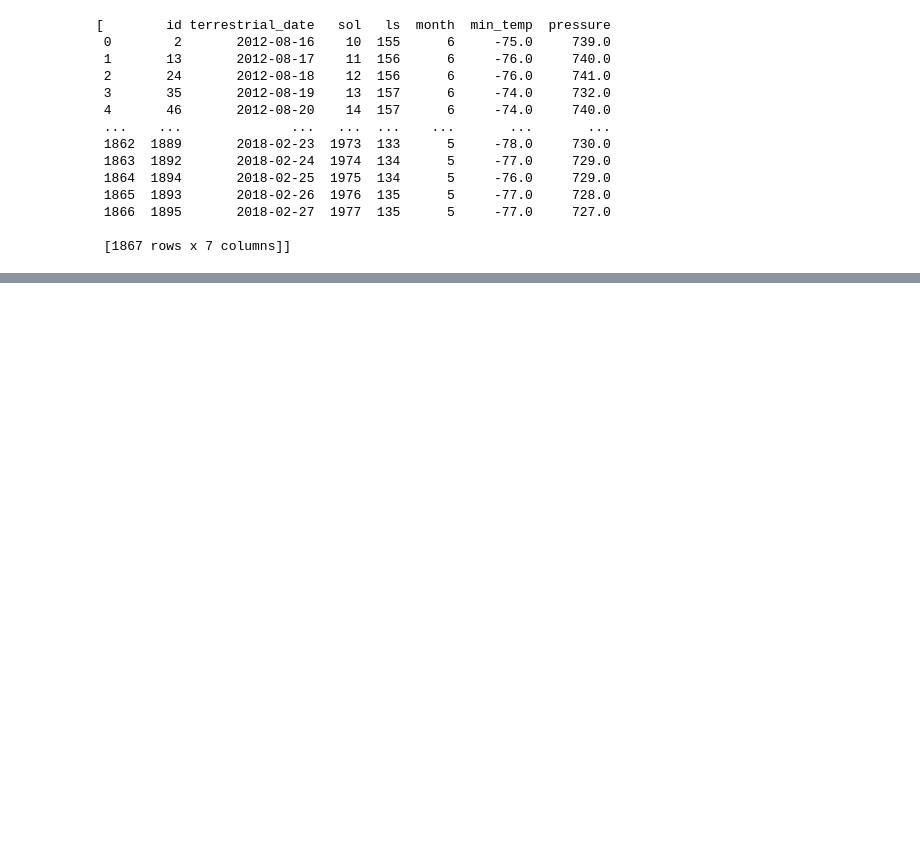
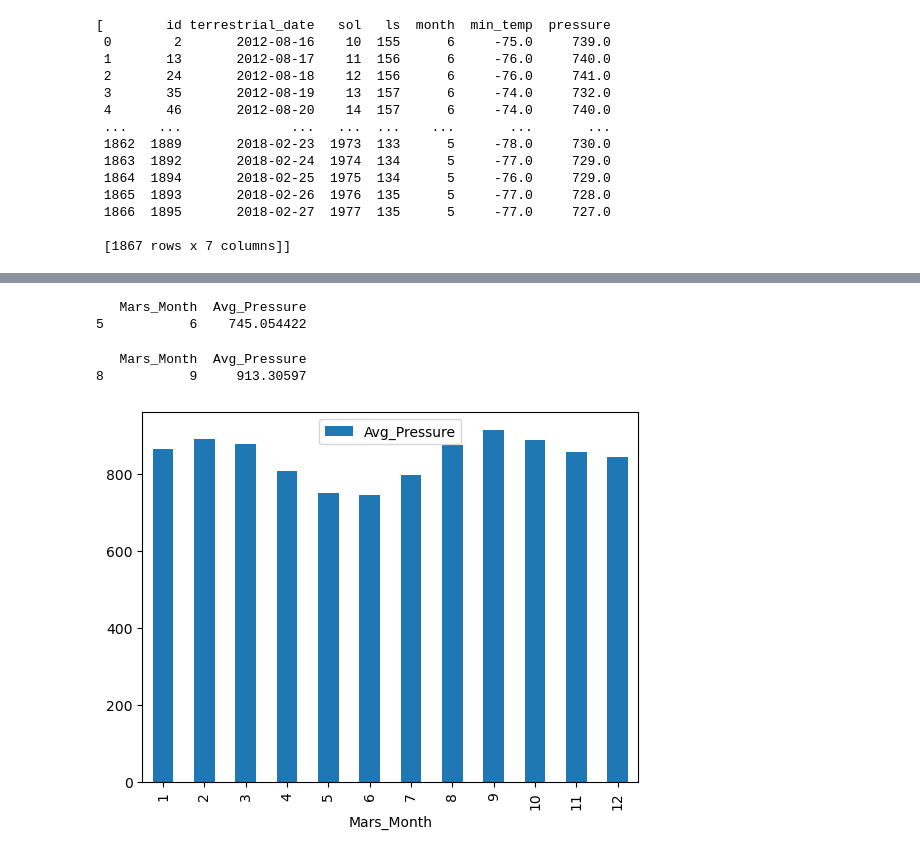
Before and after one commit to pharmeac/Mission-to-Mars, a Jupyter notebook: mars_data_challenge_part_2.ipynb, the cells around one changed output, grey strips where cells are left out. Cells and saved outputs as stored; diff of their text form; code cells hidden in the pictures; blank space fills up the shorter version.

```diff
--- a/mars_data_challenge_part_2.ipynb
+++ b/mars_data_challenge_part_2.ipynb
@@ -31,0 +187,3 @@ ValueError: Must pass 2-d input. shape=(1, 1867, 7)
+# %%
+mars_df4 = mars_df[['month', 'pressure']].copy()
+print(mars_df4)
@@ -31,0 +205,4 @@ ValueError: Must pass 2-d input. shape=(1, 1867, 7)
+# %%
+mars_df5 = mars_df4.groupby('month', as_index=False) ['pressure'].mean().rename (columns=
+        {'month':'Mars_Month', 'pressure':'Avg_Pressure'})
+print(mars_df5)
@@ -31,0 +235,19 @@ ValueError: Must pass 2-d input. shape=(1, 1867, 7)
+# %%
+#Mars month with the lowest atmospheric pressure is the 6th Mars Month
+min_pressure = mars_df5[mars_df5['Avg_Pressure'] < 746]
+print(min_pressure)
+# %% [output]
+   Mars_Month  Avg_Pressure
+5           6    745.054422
+# %%
+#Mars month with the highest atmospheric pressure is the 9th Mars Month
+max_pressure = mars_df5[mars_df5['Avg_Pressure'] > 913]
+print(max_pressure)
+# %% [output]
+   Mars_Month  Avg_Pressure
+8           9     913.30597
+# %%
+#Plot the results as a bar chart.
+ax = mars_df5.plot.bar(x='Mars_Month', y='Avg_Pressure')
+# %% [output]
+[figure, added]
```
Also changed, not shown: parts of 25 cells of this notebook, 1 other file.
